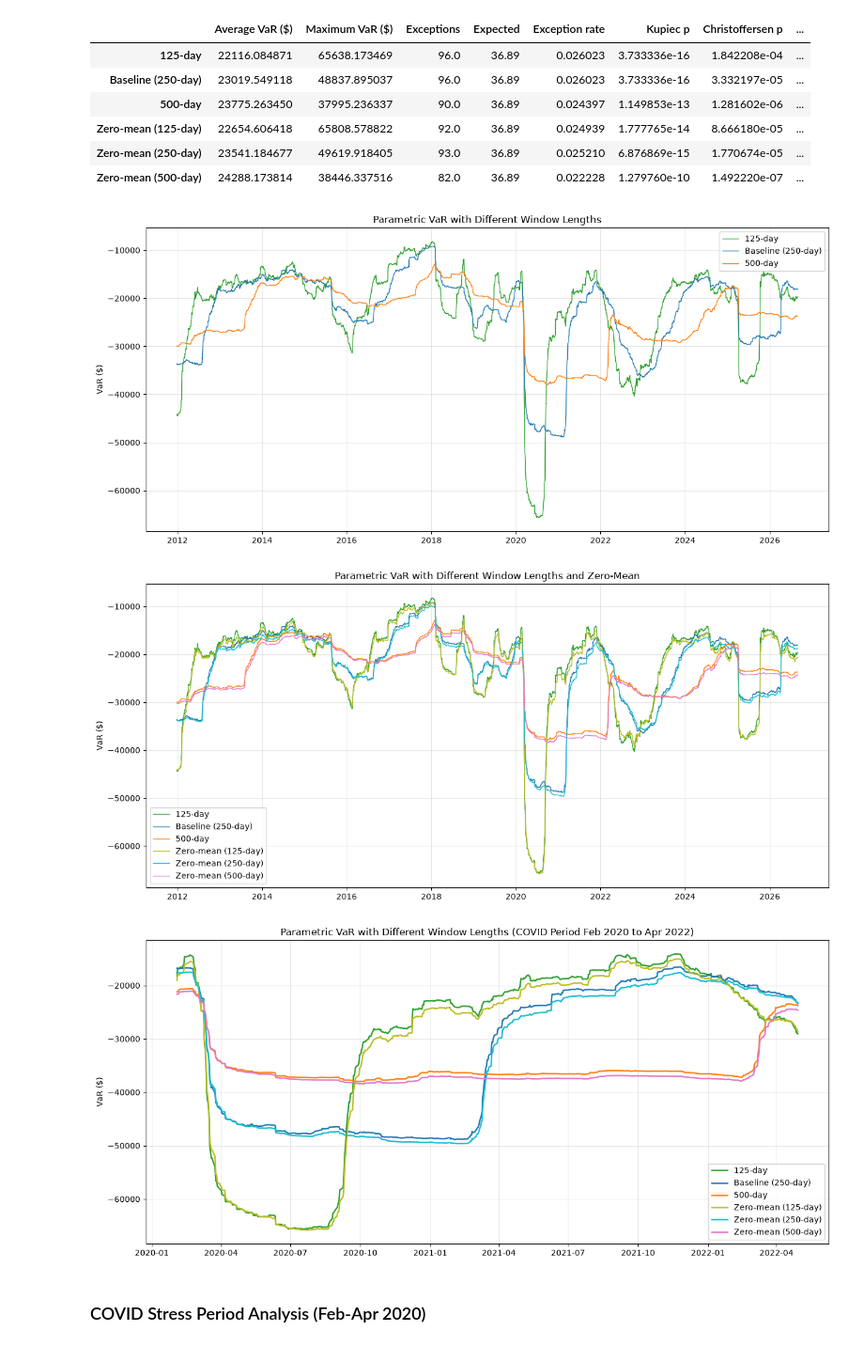
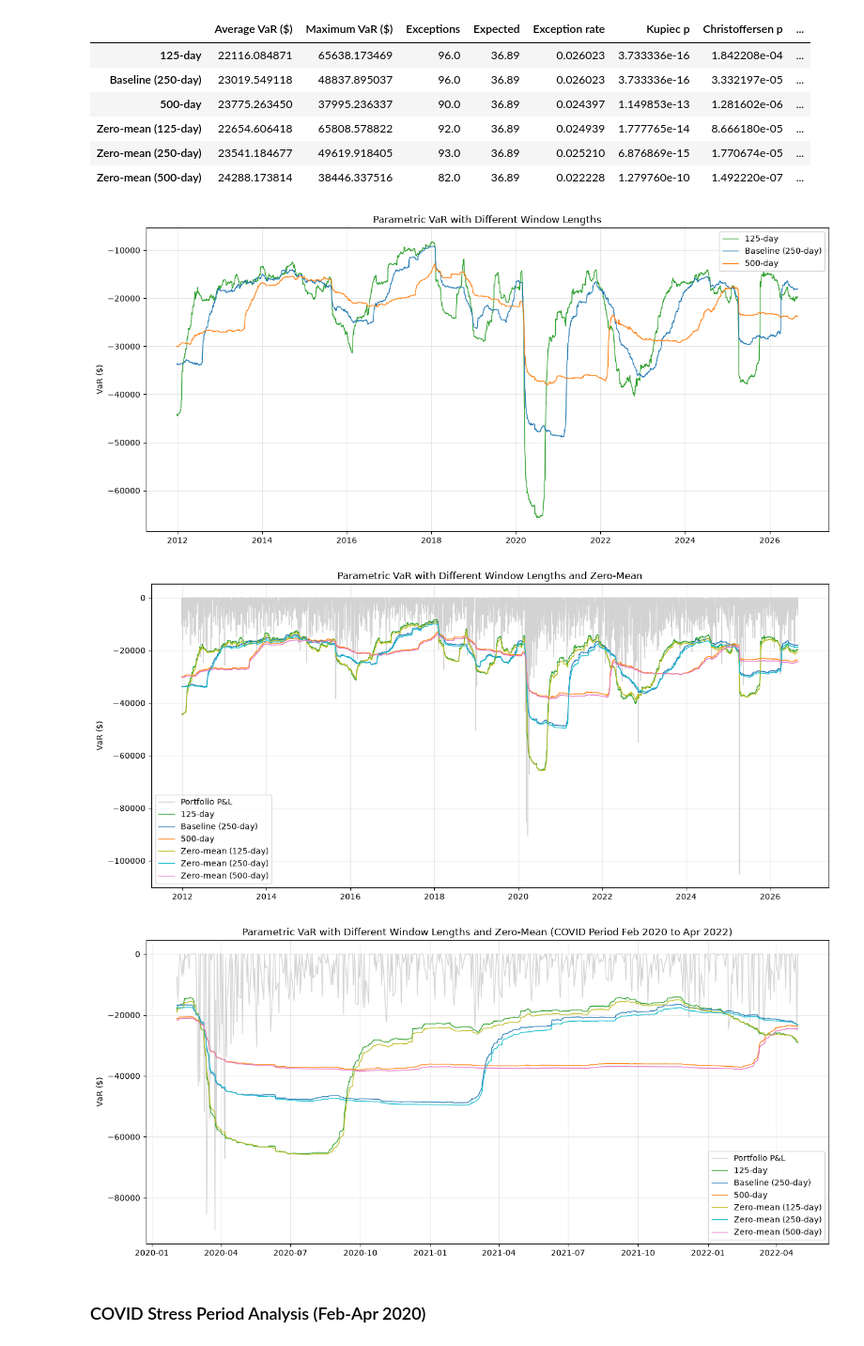
Before and after one commit to sohamjoshi1998/fim500-var-models, a Jupyter notebook: notebooks/07_model_validation/Parametric_Sensitivity_Stress_Cassie.ipynb, the cells around one changed output. Shown at 94% size. Cells and saved outputs as stored; diff of their text form; code cells hidden in the pictures.

Commit message:
Updated parametric sensitivity figures

```diff
--- a/notebooks/07_model_validation/Parametric_Sensitivity_Stress_Cassie.ipynb
+++ b/notebooks/07_model_validation/Parametric_Sensitivity_Stress_Cassie.ipynb
@@ -31,7 +31,7 @@ df = df[df["Date"] >= pd.Timestamp('2010-01-01')].reset_index(drop=True)
 
 ## Calculate returns and P&L
 df["SPY_Return"] = df['Last Price'].pct_change()
-df["Portfolio_PnL"] = V * df.SPY_Return
+df["Portfolio P&L"] = V * df.SPY_Return
 # %%
 ## Calculate VaR based off of window length and zero-mean assumption
 def var(window, zero_mean=False):
@@ -76,7 +76,7 @@ def christoffersen(e):
 ## Apply to all alternative parameters
 rows = {}
 for k in tests:
-    ex = (sensitivity.Portfolio_PnL < -sensitivity[k]).astype(int)
+    ex = (sensitivity["Portfolio P&L"] < -sensitivity[k]).astype(int)
     sensitivity['E_'+k] = ex
     n, x = len(sensitivity), int(ex.sum())
 
@@ -86,7 +86,7 @@ for k in tests:
 
     rows[k] = {'Average VaR ($)': sensitivity[k].mean(), 'Maximum VaR ($)': sensitivity[k].max(), 'Exceptions': x, 'Expected': n*P,
                'Exception rate': x/n, 'Kupiec p': p_uc, 'Christoffersen p': p_ind, 'P(exc | exc yesterday)': pi11,
-               'VaR coeff. of variation': sensitivity[k].std()/sensitivity[k].mean(), 'Largest loss / VaR': (-sensitivity.Portfolio_PnL/sensitivity[k])[ex==1].max()}
+               'VaR coeff. of variation': sensitivity[k].std()/sensitivity[k].mean(), 'Largest loss / VaR': (-sensitivity["Portfolio P&L"]/sensitivity[k])[ex==1].max()}
 sens = pd.DataFrame(rows).T
 display(sens)
 # %% [output]
@@ -105,41 +105,41 @@ for k, col in zip(['125-day', 'Baseline (250-day)', '500-day'], ['tab:green', 't
 ax.set_title('Parametric VaR with Different Window Lengths')
 ax.set_ylabel('VaR ($)')
 ax.grid(alpha=.3)
 ax.legend()
 plt.tight_layout()
 plt.savefig('../../results/validation/parametric/figures/parametric_window_sensitivity_full.png', dpi=200)
 plt.show()
 
 ## Parametric VaR with different window lengths and zero-mean
 fig, ax = plt.subplots(figsize=(13,6))
-for k, col in zip(['125-day', 'Baseline (250-day)', '500-day','Zero-mean (125-day)', 'Zero-mean (250-day)', 'Zero-mean (500-day)'],
-                  ['tab:green', 'tab:blue', 'tab:orange', 'tab:olive', 'tab:cyan', 'tab:pink']):
-    ax.plot(sensitivity.Date, -sensitivity[k], label=k, color=col, lw=1)
+for k, col in zip(['Portfolio P&L', '125-day', 'Baseline (250-day)', '500-day','Zero-mean (125-day)', 'Zero-mean (250-day)', 'Zero-mean (500-day)'],
+                  ['lightgray', 'tab:green', 'tab:blue', 'tab:orange', 'tab:olive', 'tab:cyan', 'tab:pink']):
+    ax.plot(sensitivity.Date, -sensitivity[k].clip(lower=0), label=k, color=col, lw=1)
 ax.set_title('Parametric VaR with Different Window Lengths and Zero-Mean')
 ax.set_ylabel('VaR ($)')
 ax.grid(alpha=.3)
 ax.legend()
 plt.tight_layout()
 plt.savefig('../../results/validation/parametric/figures/parametric_window_zero_mean_sensitivity_full.png', dpi=200)
 plt.show()
 
 ## Parametric VaR with different window lengths during COVID period
 focus = sensitivity[(sensitivity.Date>='2020-02-01')&(sensitivity.Date<='2022-04-30')]
 fig, ax = plt.subplots(figsize=(13,6))
-for k, col in zip(['125-day', 'Baseline (250-day)', '500-day','Zero-mean (125-day)', 'Zero-mean (250-day)', 'Zero-mean (500-day)'],
-                  ['tab:green', 'tab:blue', 'tab:orange', 'tab:olive', 'tab:cyan', 'tab:pink']):
-    ax.plot(focus.Date, -focus[k], label=k, color=col, lw=1.8)
+for k, col in zip(['Portfolio P&L', '125-day', 'Baseline (250-day)', '500-day','Zero-mean (125-day)', 'Zero-mean (250-day)', 'Zero-mean (500-day)'],
+                  ['lightgray', 'tab:green', 'tab:blue', 'tab:orange', 'tab:olive', 'tab:cyan', 'tab:pink']):
+    ax.plot(focus.Date, -focus[k].clip(lower=0), label=k, color=col, lw=1)
 ax.set_title('Parametric VaR with Different Window Lengths and Zero-Mean (COVID Period Feb 2020 to Apr 2022)')
 ax.set_ylabel('VaR ($)')
 ax.grid(alpha=.3)
 ax.legend()
 plt.tight_layout()
 plt.savefig('../../results/validation/parametric/figures/parametric_window_zero_mean_sensitivity_covid.png', dpi=200)
 plt.show()
 # %% [output]
 [figure]
-[figure, old version]
+[figure, new version]
-[figure, old version]
+[figure, new version]
 # %% [markdown]
 ### COVID Stress Period Analysis (Feb-Apr 2020)
 # %%
```
Also changed, not shown: parts of 2 cells of this notebook, 2 other files.
